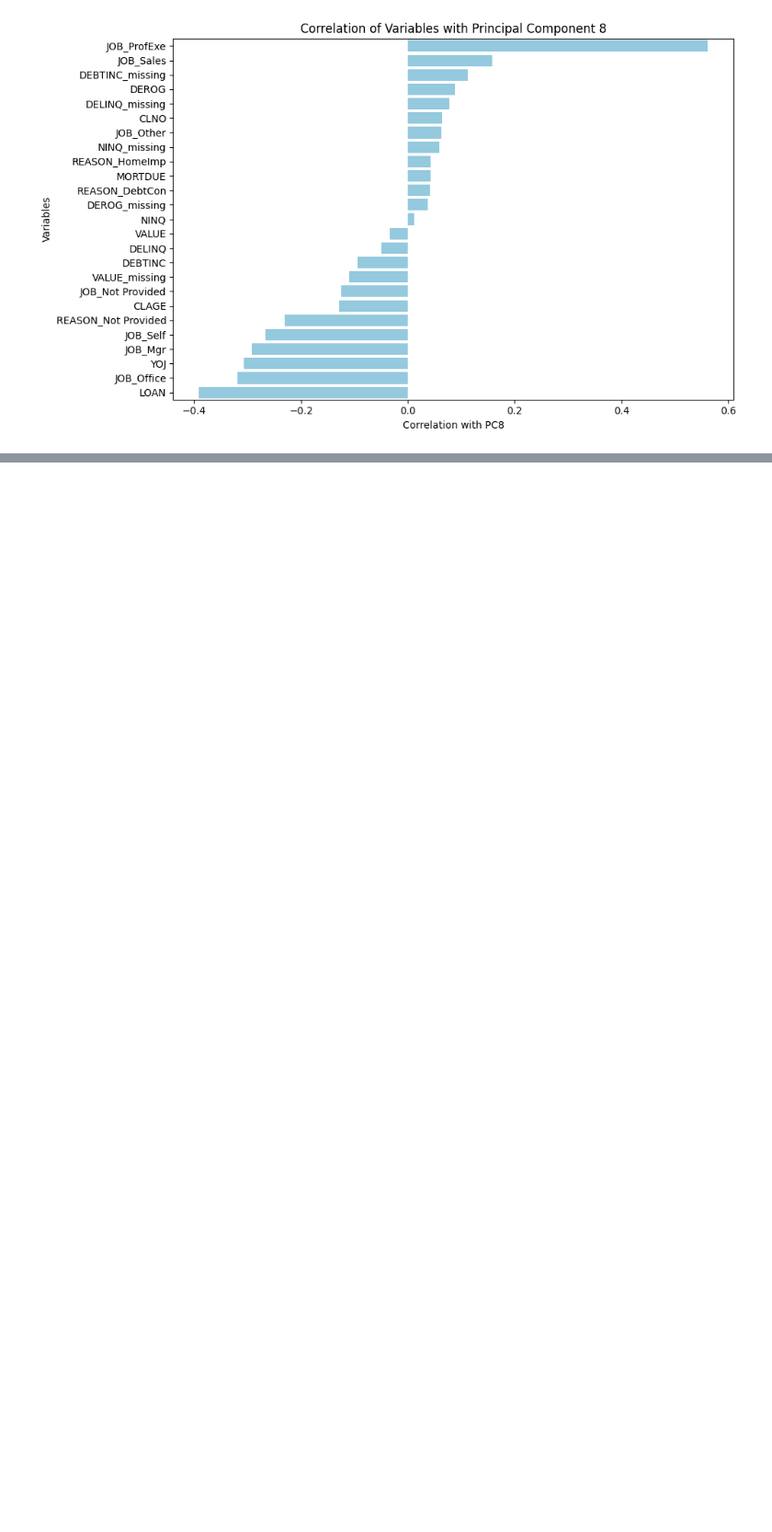
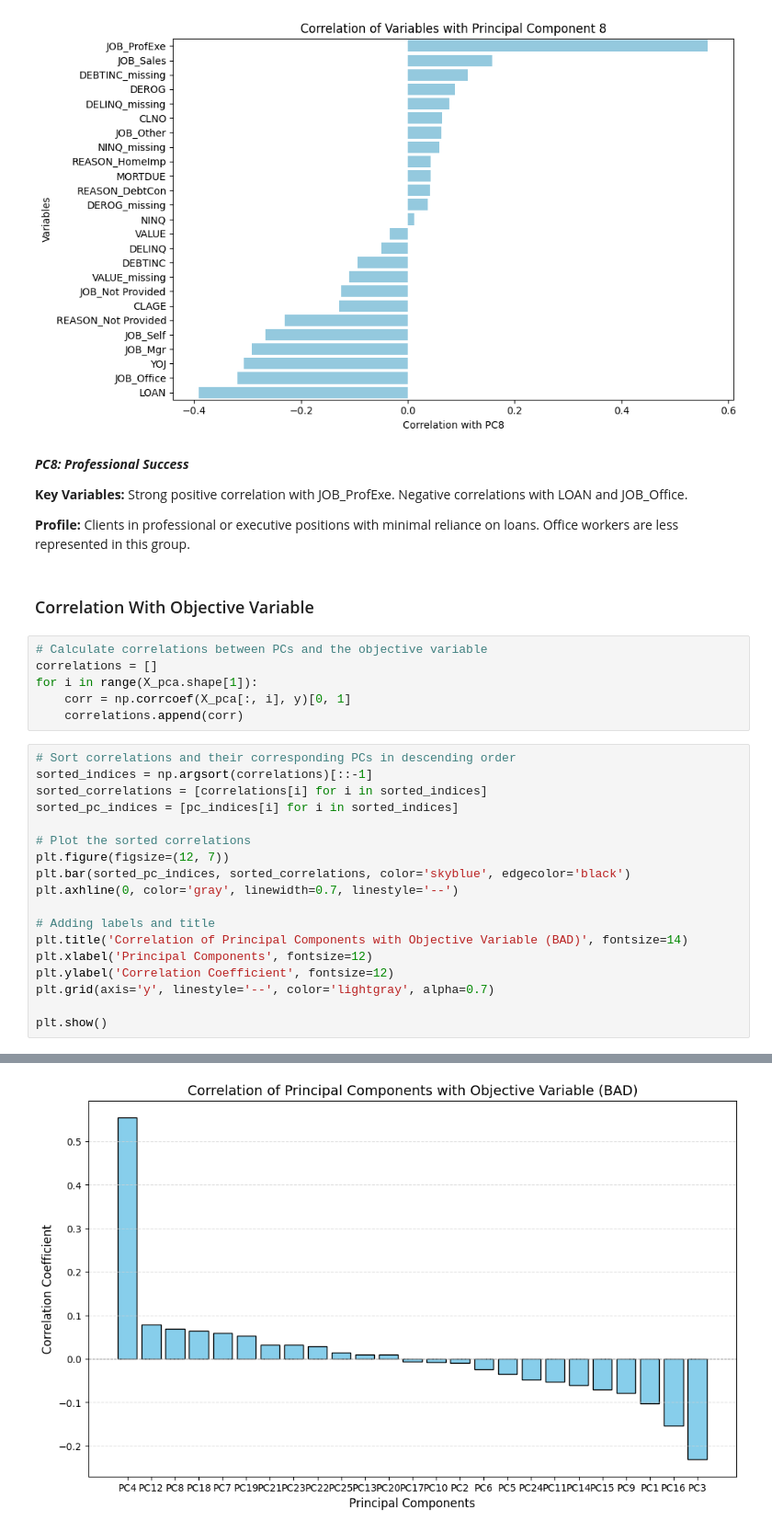
Before and after one commit to solrac2905/Data_Analytics_Project, a Jupyter notebook: ambs-analytics-project/notebooks/PCA.ipynb, the cells around one changed output, grey strips where cells are left out. Shown at 92% size. Cells and saved outputs as stored; diff of their text form; blank space fills up the shorter version.

```diff
--- a/ambs-analytics-project/notebooks/PCA.ipynb
+++ b/ambs-analytics-project/notebooks/PCA.ipynb
@@ -474,3 +544,38 @@ corr_matrix = full_data.corr()
 # %% [output]
 [interactive output not drawn]
 [figure]
+# %% [markdown]
+***PC8: Professional Success***
+
+**Key Variables:**
+Strong positive correlation with JOB_ProfExe. Negative correlations with LOAN and JOB_Office.
+
+**Profile:**
+Clients in professional or executive positions with minimal reliance on loans. Office workers are less represented in this group.
+# %% [markdown]
+### Correlation With Objective Variable
+# %%
+# Calculate correlations between PCs and the objective variable
+correlations = []
+for i in range(X_pca.shape[1]):
+    corr = np.corrcoef(X_pca[:, i], y)[0, 1]
+    correlations.append(corr)
+# %%
+# Sort correlations and their corresponding PCs in descending order
+sorted_indices = np.argsort(correlations)[::-1]
+sorted_correlations = [correlations[i] for i in sorted_indices]
+sorted_pc_indices = [pc_indices[i] for i in sorted_indices]
+
+# Plot the sorted correlations
+plt.figure(figsize=(12, 7))
+plt.bar(sorted_pc_indices, sorted_correlations, color='skyblue', edgecolor='black')
+plt.axhline(0, color='gray', linewidth=0.7, linestyle='--')
+
+# Adding labels and title
+plt.title('Correlation of Principal Components with Objective Variable (BAD)', fontsize=14)
+plt.xlabel('Principal Components', fontsize=12)
+plt.ylabel('Correlation Coefficient', fontsize=12)
+plt.grid(axis='y', linestyle='--', color='lightgray', alpha=0.7)
+
+plt.show()
+# %% [output]
@@ -477,3 +583,4 @@ corr_matrix = full_data.corr()
+[figure, added]
 # %%
 # Correlation with objective variable
 obj_corr = corr_matrix[objective_var].drop(objective_var).sort_values(ascending=False)
```
Also changed, not shown: parts of 28 cells of this notebook.
